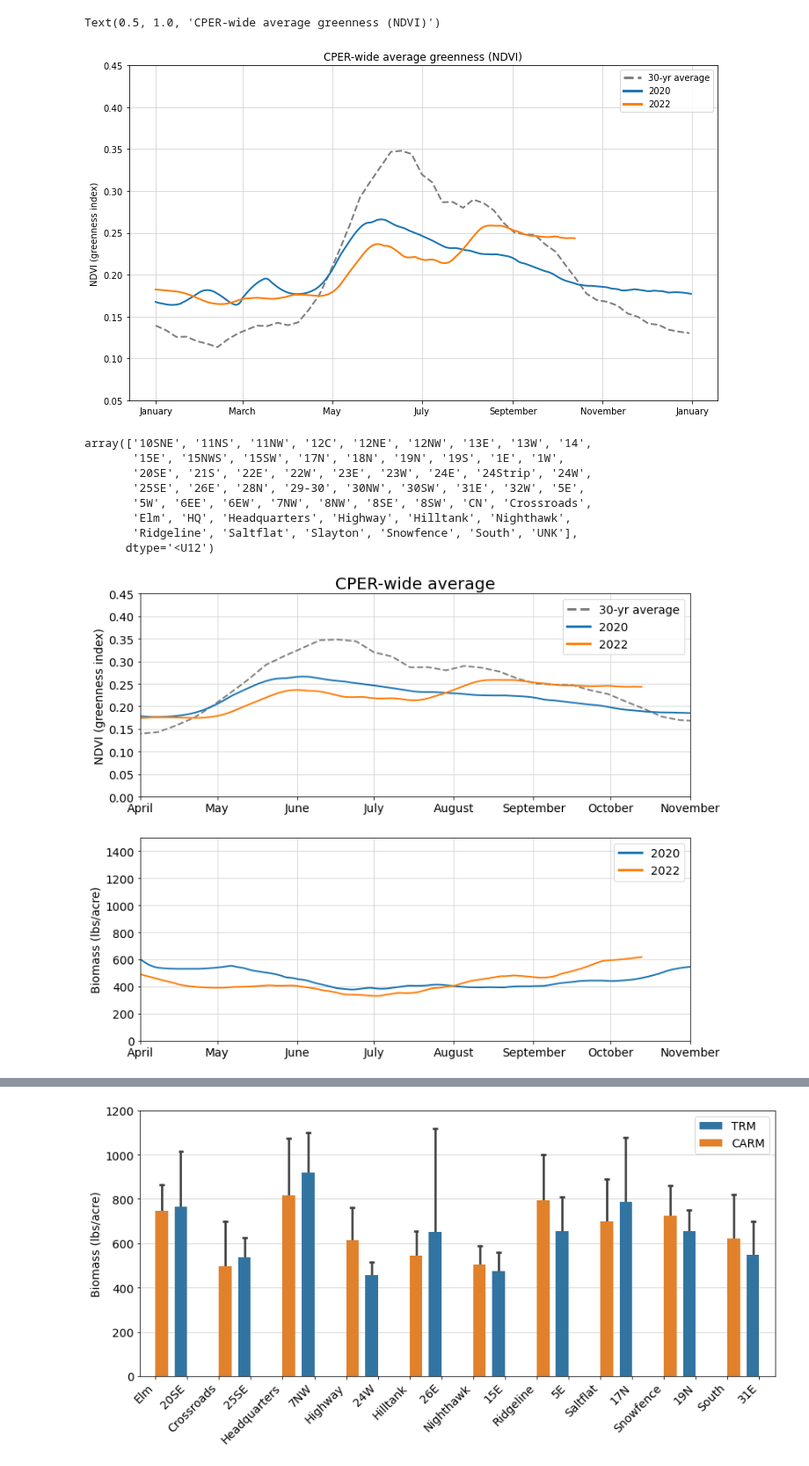
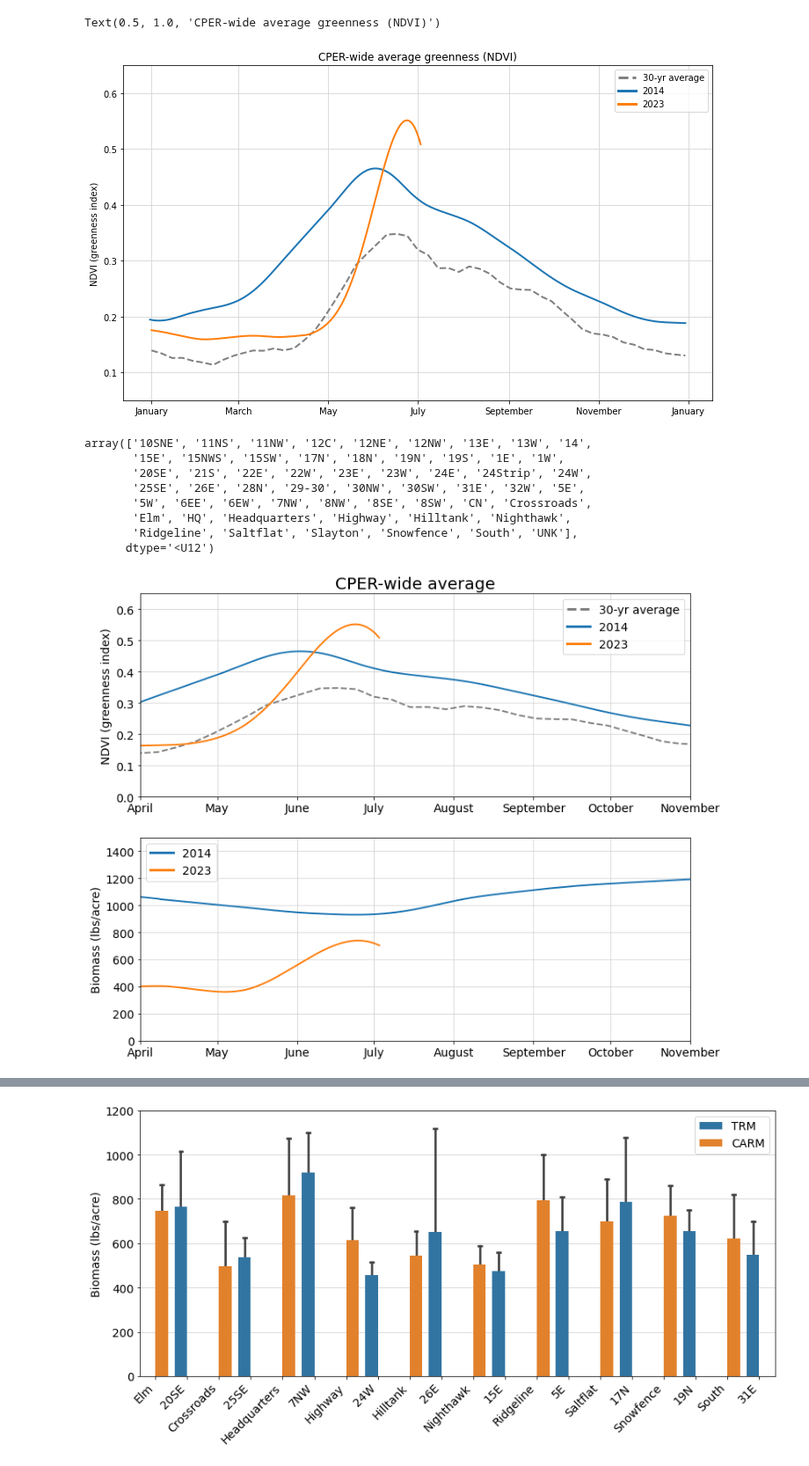
Before and after one commit to kearney-sp/hls_nrt, a Jupyter notebook: extras/HLS2_plot_for_basecamp.ipynb, the cells around one changed output, grey strips where cells are left out. Shown at 88% size. Drawn from its saved outputs; the diff is of its cells as text; code cells hidden in the pictures.

```diff
--- a/extras/HLS2_plot_for_basecamp.ipynb
+++ b/extras/HLS2_plot_for_basecamp.ipynb
@@ -9,9 +9,9 @@ import os
 import numpy as np
 from hlsstack.hls_funcs.masks import shp2mask
 # %%
-save_plots = False
+save_plots = True
 # %%
-yr = 2022
+yr = 2023
 prefix='cper'
 
 cluster_loc = 'hpc'
@@ -52,7 +52,7 @@ Data variables:
 Attributes:
     _FillValue:  3.402823466385289e+38
 # %%
-yr_comp = 2020
+yr_comp = 2014
 ds_comp = riox.open_rasterio(os.path.join(inDIR_gcloud, 'hls_' + prefix + '_' + str(yr_comp) + '_gcloud.nc'), masked=True)#.chunk(sngl_chunks)
 ds_comp['date'] = [datetime.strptime(str(x),'%Y-%m-%d %H:%M:%S') for x in ds_comp['date'].values]
 ds_comp['date'] = ds_comp['date'].dt.date
@@ -78,12 +78,12 @@ ax.plot(ds_ndvi_lta.date.values, ds_ndvi_lta.mean(dim=['y', 'x']).values, color=
 ax.plot(ds_comp_dates, ds_comp['NDVI'].mean(dim=['y', 'x']).values,  linewidth=2)
 ax.plot(ds.date.values, ds['NDVI'].mean(dim=['y', 'x']).values,  linewidth=2)
 ax.grid(color='lightgrey', axis='both')
-plt.ylim(0.05, 0.45)
+plt.ylim(0.05, 0.65)
 from matplotlib.lines import Line2D
 custom_lines = [Line2D([0], [0], color='grey', linestyle='dashed', lw=3),
                 Line2D([0], [0], color=cmap(0), lw=3),
                 Line2D([0], [0], color=cmap(1), lw=3)]
-ax.legend(custom_lines, ['30-yr average', '2020', '2022'])
+ax.legend(custom_lines, ['30-yr average', '2014', '2023'])
 import matplotlib.dates as mdates
 myFmt = mdates.DateFormatter('%B')
 ax.xaxis.set_major_formatter(myFmt)
@@ -92,10 +92,10 @@ plt.title('CPER-wide average greenness (NDVI)')
 #plt.savefig('/mnt/c/Users/TBGPEA-Sean/Desktop/CARM_NDVI_update_2022.png', dpi=300)
 # %% [output]
 Text(0.5, 1.0, 'CPER-wide average greenness (NDVI)')
-[figure, old version]
+[figure, new version]
 # %%
 if prefix == 'cper':
-    cper_f = 'data/ground/cper_pastures_2017_dissolved.shp'
+    cper_f = '../data/ground/cper_pastures_2017_dissolved.shp'
     cper = gpd.read_file(cper_f).to_crs(ds.rio.crs.to_epsg())
     cper_info = cper[['Pasture', 'geometry']].reset_index(drop=True).reset_index().rename(columns={'index': 'id'})
     past_dict = {row.id+1: row.Pasture for _, row in cper_info.iterrows()}
@@ -128,38 +128,38 @@ from tqdm import tqdm
 # %%
 fig, axs = plt.subplots(nrows=2, figsize=(12, 10))
 axs[0].plot(ds_ndvi_lta.date.values, ds_ndvi_lta.mean(dim=['y', 'x']).values, color='grey', linestyle='dashed',  linewidth=2)
 axs[0].plot(ds_comp_dates, ds_comp['NDVI'].mean(dim=['y', 'x']).values,  linewidth=2)
 axs[0].plot(ds.date.values, ds['NDVI'].mean(dim=['y', 'x']).values,  linewidth=2)
 axs[0].grid(color='lightgrey', axis='both')
-axs[0].set_ylim(0.0, 0.45)
+axs[0].set_ylim(0.0, 0.65)
 
 custom_lines = [Line2D([0], [0], color='grey', linestyle='dashed', lw=3),
                 Line2D([0], [0], color=cmap(0), lw=3),
                 Line2D([0], [0], color=cmap(1), lw=3)]
-axs[0].legend(custom_lines, ['30-yr average', '2020', '2022'], fontsize=14)
+axs[0].legend(custom_lines, ['30-yr average', '2014', '2023'], fontsize=14)
 axs[0].xaxis.set_major_formatter(myFmt)
 axs[0].set_ylabel('NDVI (greenness index)')
 axs[0].set_title('CPER-wide average', fontdict={'fontsize': 20})
 
 axs[1].plot(ds_comp_dates, ds_comp['Biomass'].mean(dim=['y', 'x']).values,  linewidth=2)
 axs[1].plot(ds.date.values, ds['Biomass'].mean(dim=['y', 'x']).values,  linewidth=2)
 axs[1].grid(color='lightgrey', axis='both')
 
 custom_lines = [Line2D([0], [0], color=cmap(0), lw=3),
                 Line2D([0], [0], color=cmap(1), lw=3)]
-axs[1].legend(custom_lines, ['2020', '2022'], fontsize=14)
+axs[1].legend(custom_lines, ['2014', '2023'], fontsize=14)
 axs[1].xaxis.set_major_formatter(myFmt)
 axs[1].set_ylabel('Biomass (lbs/acre)')
 axs[1].set_ylim(0, 1500)
 
 for ax in axs:
-    ax.set_xlim([datetime(2022, 4, 1), datetime(2022, 11, 1)])
+    ax.set_xlim([datetime(2023, 4, 1), datetime(2023, 11, 1)])
     for item in ([ax.xaxis.label, ax.yaxis.label] + ax.get_xticklabels() + ax.get_yticklabels()):
         item.set_fontsize(14)
 if save_plots:
-    plt.savefig('/90daydata/cper_neon_aop/hls_nrt/cper/carm_figs/ndvi_bm_2022vs2020_CPER.png', dpi=300)
+    plt.savefig('/90daydata/cper_neon_aop/hls_nrt/cper/carm_figs/ndvi_bm_2023vs2014_CPER.png', dpi=300)
 # %% [output]
-[figure, old version]
+[figure, new version]
 # %%
 if save_plots:
     for past in tqdm(['Elm', 'Crossroads', 'Headquarters', 'Highway', 'Hilltank', 'Nighthawk',
```
Also changed, not shown: parts of 3 cells of this notebook, 8 other files.
